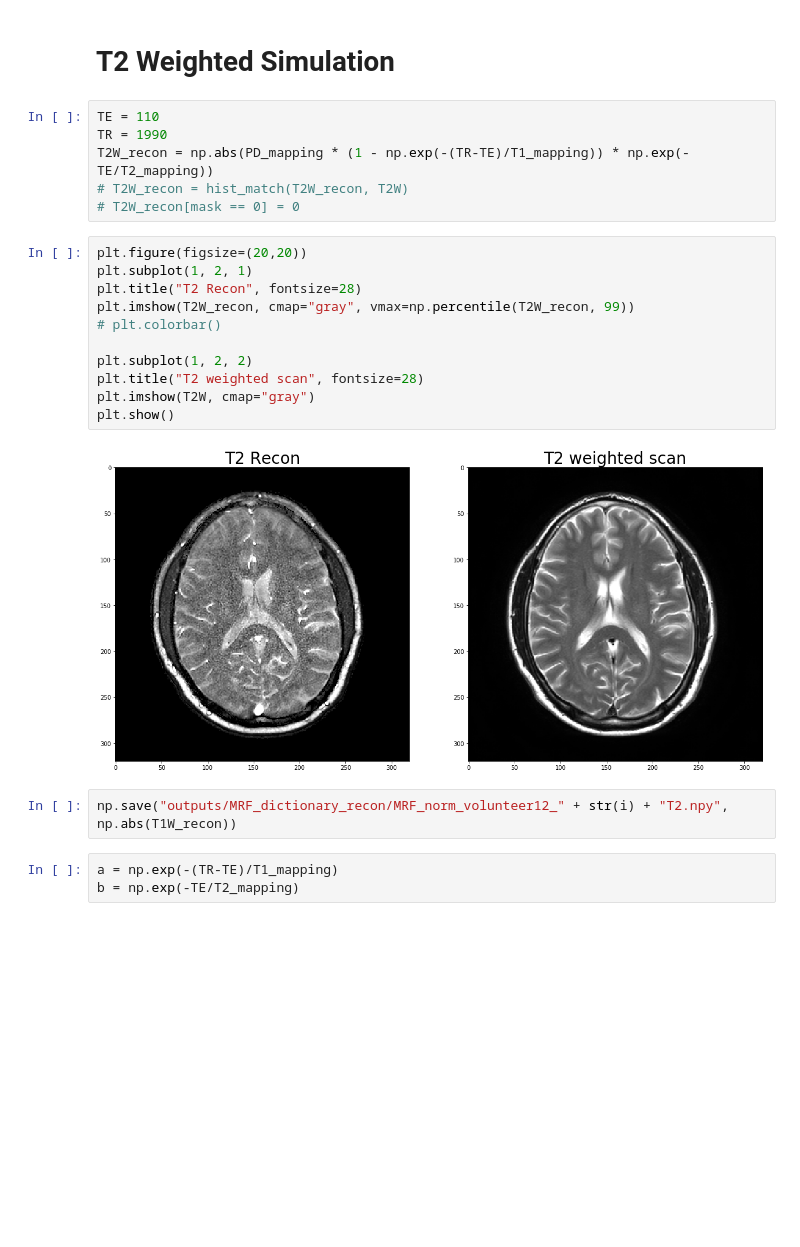
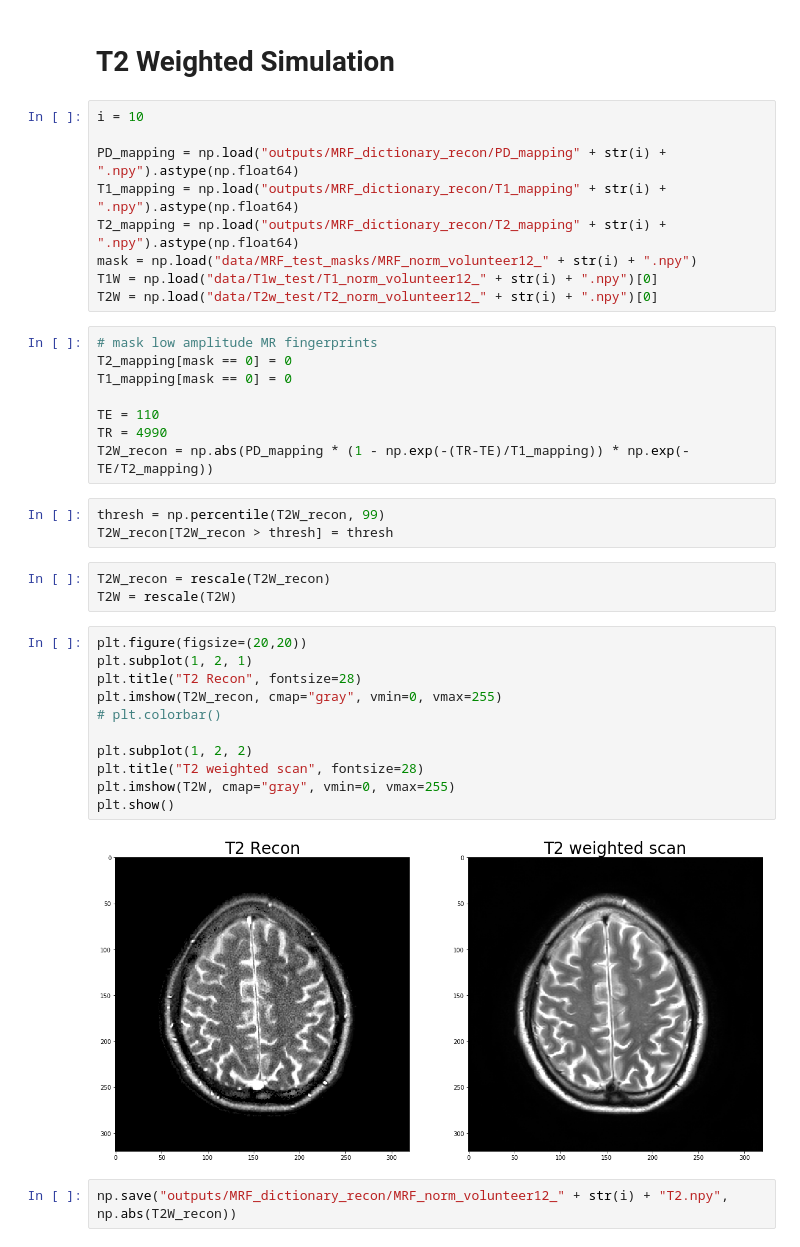
Before and after one commit to Ilya-Muromets/AutoMRF, a Jupyter notebook: MRF_Reconstruction.ipynb, the cells around one changed output. Drawn from its saved outputs; the diff is of its cells as text; blank space fills up the shorter version.

```diff
--- a/MRF_Reconstruction.ipynb
+++ b/MRF_Reconstruction.ipynb
@@ -139,27 +152,41 @@ plt.show()
 np.save("outputs/MRF_dictionary_recon/MRF_norm_volunteer12_" + str(i) + "T1.npy", np.abs(T1W_recon))
 # %% [markdown]
  # T2 Weighted Simulation
+# %%
+i = 10
+
+PD_mapping = np.load("outputs/MRF_dictionary_recon/PD_mapping" + str(i) + ".npy").astype(np.float64)
+T1_mapping = np.load("outputs/MRF_dictionary_recon/T1_mapping" + str(i) + ".npy").astype(np.float64)
+T2_mapping = np.load("outputs/MRF_dictionary_recon/T2_mapping" + str(i) + ".npy").astype(np.float64)
+mask = np.load("data/MRF_test_masks/MRF_norm_volunteer12_" + str(i) + ".npy")
+T1W = np.load("data/T1w_test/T1_norm_volunteer12_" + str(i) + ".npy")[0]
+T2W = np.load("data/T2w_test/T2_norm_volunteer12_" + str(i) + ".npy")[0]
 # %%
+# mask low amplitude MR fingerprints
+T2_mapping[mask == 0] = 0
+T1_mapping[mask == 0] = 0
+
 TE = 110
-TR = 1990
+TR = 4990
 T2W_recon = np.abs(PD_mapping * (1 - np.exp(-(TR-TE)/T1_mapping)) * np.exp(-TE/T2_mapping))
-# T2W_recon = hist_match(T2W_recon, T2W)
-# T2W_recon[mask == 0] = 0
+# %%
+thresh = np.percentile(T2W_recon, 99)
+T2W_recon[T2W_recon > thresh] = thresh
+# %%
+T2W_recon = rescale(T2W_recon)
+T2W = rescale(T2W)
 # %%
 plt.figure(figsize=(20,20))
 plt.subplot(1, 2, 1)
 plt.title("T2 Recon", fontsize=28)
-plt.imshow(T2W_recon, cmap="gray", vmax=np.percentile(T2W_recon, 99))
+plt.imshow(T2W_recon, cmap="gray", vmin=0, vmax=255)
 # plt.colorbar()
 
 plt.subplot(1, 2, 2)
 plt.title("T2 weighted scan", fontsize=28)
-plt.imshow(T2W, cmap="gray")
+plt.imshow(T2W, cmap="gray", vmin=0, vmax=255)
 plt.show()
 # %% [output]
-[figure, old version]
+[figure, new version]
 # %%
-np.save("outputs/MRF_dictionary_recon/MRF_norm_volunteer12_" + str(i) + "T2.npy", np.abs(T1W_recon))
+np.save("outputs/MRF_dictionary_recon/MRF_norm_volunteer12_" + str(i) + "T2.npy", np.abs(T2W_recon))
-# %%
-a = np.exp(-(TR-TE)/T1_mapping)
-b = np.exp(-TE/T2_mapping)
```
Also changed, not shown: parts of 12 cells of this notebook, 6 other files.
